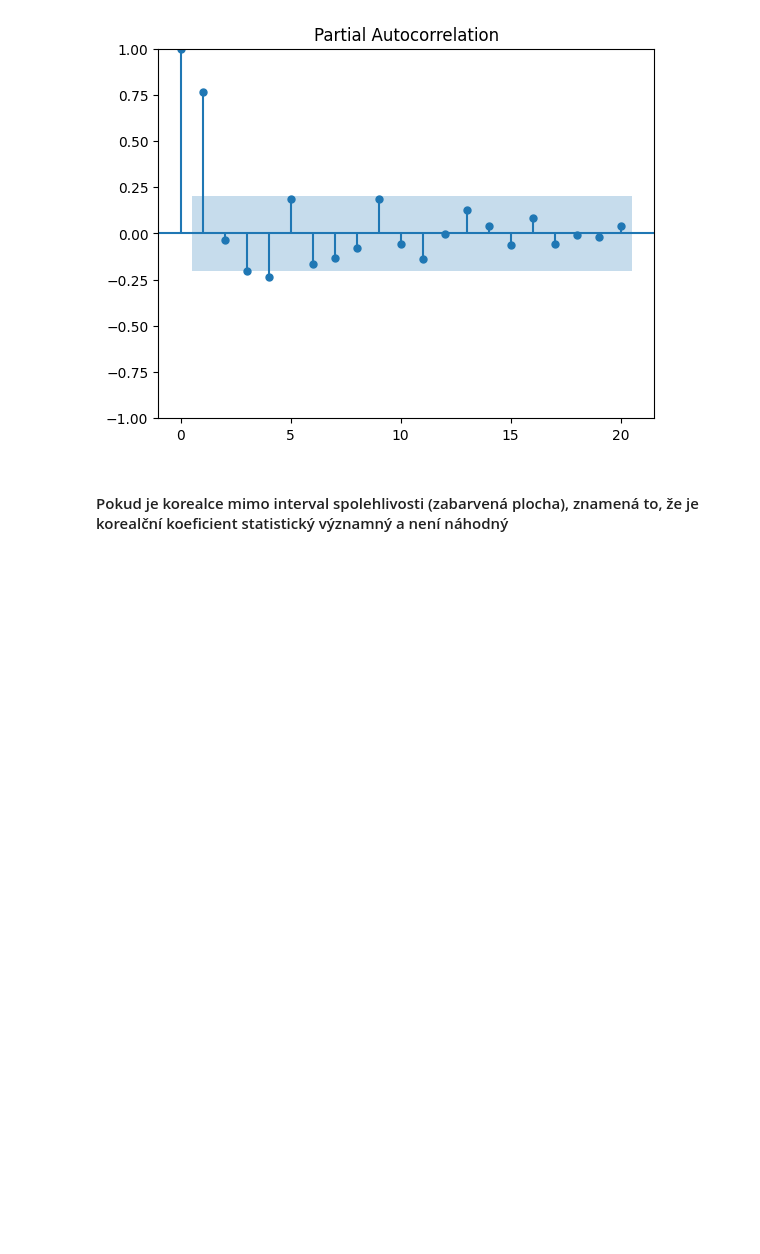
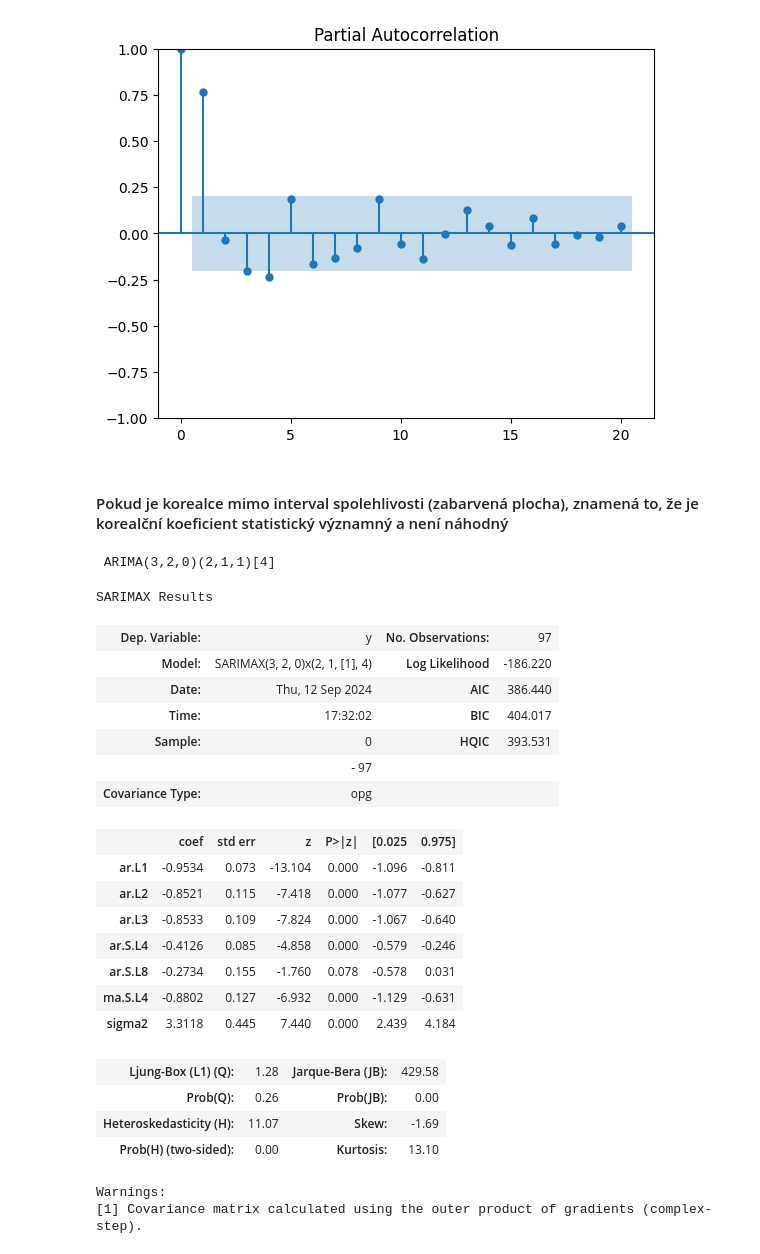
Before and after one commit to ulricht01/CAS, a Jupyter notebook: semestralni_prace_remake.ipynb, the cells around one changed output. Drawn from its saved outputs; the diff is of its cells as text; code cells hidden in the pictures; blank space fills up the shorter version.

```diff
--- a/semestralni_prace_remake.ipynb
+++ b/semestralni_prace_remake.ipynb
@@ -524,11 +523,41 @@ plt.show()
 #### Pokud je korealce mimo interval spolehlivosti (zabarvená plocha), znamená to, že je korealční koeficient statistický významný a není náhodný
 # %%
 from statsmodels.tsa.statespace.sarimax import SARIMAX
+from pmdarima import auto_arima
 #Potřebuji zjistit, jak volit správné parametry
 p, d, q = 2, 3, 3
 P, D, Q, s = 2, 3, 1, 4  # Assuming monthly seasonality
 
+model = auto_arima(y,d=2,m=4)
 # Fit the SARIMA model
-model = SARIMAX(y, order=(p, d, q), seasonal_order=(P, D, Q, s))
-results = model.fit()
+#model = SARIMAX(y, order=(p, d, q), seasonal_order=(P, D, Q, s))
+#results = model.fit()
 #Je třeba dodělat je možné že je to špatně
+
+print(model)
+
+model.summary()
+# %% [output]
+ ARIMA(3,2,0)(2,1,1)[4]
+SARIMAX Results
+| Dep. Variable: | y | No. Observations: | 97 |
+| Model: | SARIMAX(3, 2, 0)x(2, 1, [1], 4) | Log Likelihood | -186.220 |
+| Date: | Thu, 12 Sep 2024 | AIC | 386.440 |
+| Time: | 17:32:02 | BIC | 404.017 |
+| Sample: | 0 | HQIC | 393.531 |
+|  | - 97 |  |  |
+| Covariance Type: | opg |  |  |
+|  | coef | std err | z | P>|z| | [0.025 | 0.975] |
+| ar.L1 | -0.9534 | 0.073 | -13.104 | 0.000 | -1.096 | -0.811 |
+| ar.L2 | -0.8521 | 0.115 | -7.418 | 0.000 | -1.077 | -0.627 |
+| ar.L3 | -0.8533 | 0.109 | -7.824 | 0.000 | -1.067 | -0.640 |
+| ar.S.L4 | -0.4126 | 0.085 | -4.858 | 0.000 | -0.579 | -0.246 |
+| ar.S.L8 | -0.2734 | 0.155 | -1.760 | 0.078 | -0.578 | 0.031 |
+| ma.S.L4 | -0.8802 | 0.127 | -6.932 | 0.000 | -1.129 | -0.631 |
+| sigma2 | 3.3118 | 0.445 | 7.440 | 0.000 | 2.439 | 4.184 |
+| Ljung-Box (L1) (Q): | 1.28 | Jarque-Bera (JB): | 429.58 |
+| Prob(Q): | 0.26 | Prob(JB): | 0.00 |
+| Heteroskedasticity (H): | 11.07 | Skew: | -1.69 |
+| Prob(H) (two-sided): | 0.00 | Kurtosis: | 13.10 |
+Warnings:
+[1] Covariance matrix calculated using the outer product of gradients (complex-step).
```
Also changed, not shown: parts of 4 cells of this notebook, 2 other files.
